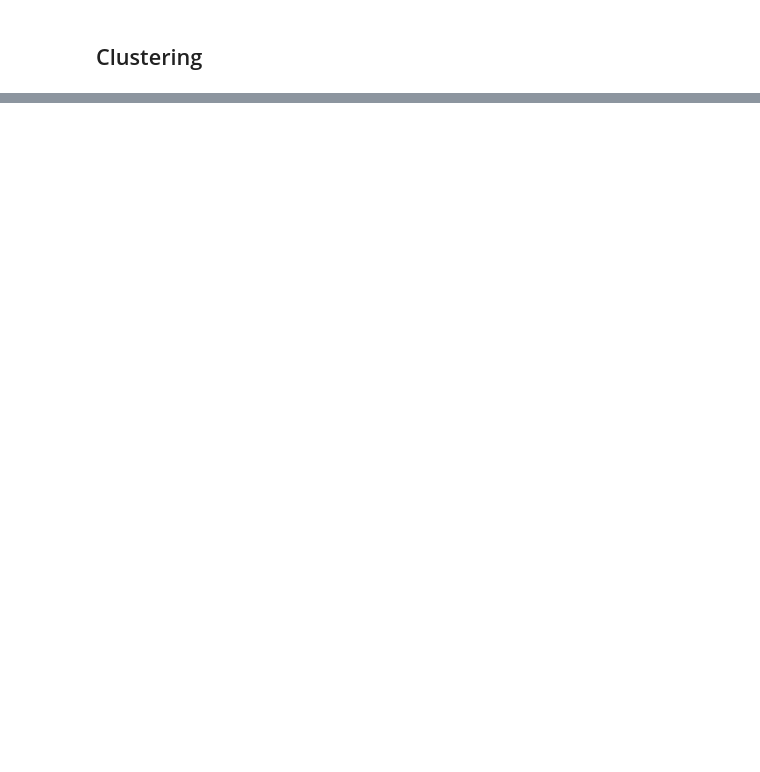
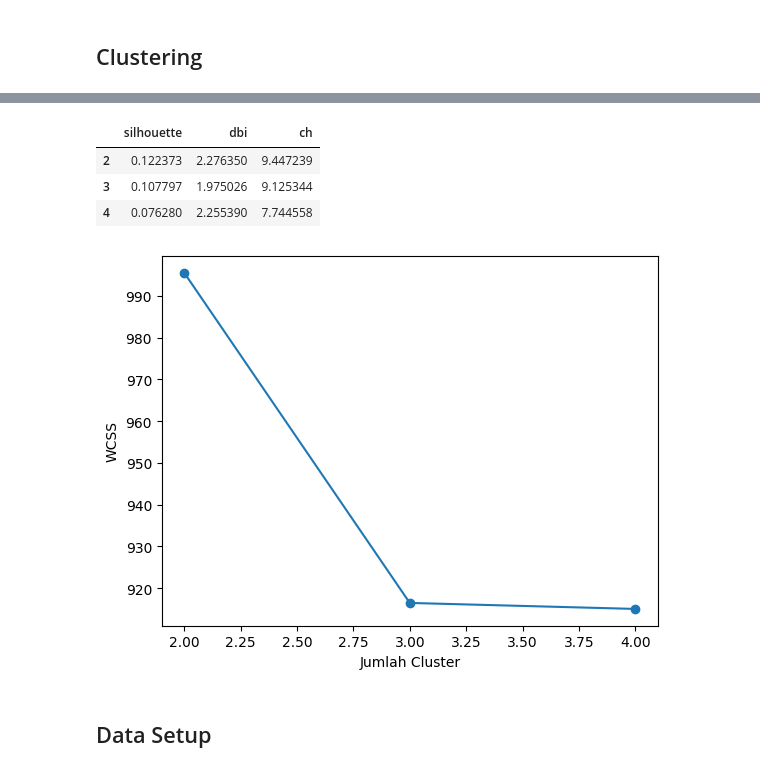
Before and after one commit to williamuntung/Pengaruh-Efikasi-Diri-Terhadap-Tingkat-Stress-Periode-UTS-Data-Science-B28, a Jupyter notebook: modeling.ipynb, the cells around one changed output, grey strips where cells are left out. Saved outputs shown, nothing was run; the diff lists cells and outputs as text; code cells hidden in the pictures; blank space fills up the shorter version.

```diff
--- a/modeling.ipynb
+++ b/modeling.ipynb
@@ -227,17 +402,0 @@ df['target'] = kmeans.labels_
-# %%
-# ── Mapping cluster → stress level ───────────────────────────
-# Hitung mean skor total per cluster
-cluster_means = cluster_sample.copy()
-cluster_means['target'] = kmeans.labels_
-mean_per_cluster = cluster_means.groupby('target').mean().mean(axis=1)
-
-# Ranking: mean terendah = level 1 (stres rendah), tertinggi = level 4
-stress_map = mean_per_cluster.rank().astype(int).to_dict()
-var_y['stress_level'] = var_y['target'].map(stress_map)
-df['stress_level']    = df['target'].map(stress_map)
-
-print("Mapping cluster → stress level:")
-print(pd.DataFrame({
-    'mean_skor': mean_per_cluster.round(2),
-    'stress_level': stress_map
-}).sort_values('stress_level'))
@@ -302,0 +522,35 @@ Name: count, dtype: int64
+# %%
+# Sudah ada di notebookmu, tinggal rapikan:
+results = {}
+for k in range(2, 5):
+    km = KMeans(n_clusters=k, random_state=SEED)
+    labels = km.fit_predict(var_y)
+
+    results[k] = {
+        'silhouette': silhouette_score(var_y, labels),   # makin tinggi makin baik (max 1)
+        'dbi':        davies_bouldin_score(var_y, labels), # makin rendah makin baik
+        'ch':         calinski_harabasz_score(var_y, labels) # makin tinggi makin baik
+    }
+
+pd.DataFrame(results).T
+# %% [output]
+|  | silhouette | dbi | ch |
+| 2 | 0.122373 | 2.276350 | 9.447239 |
+| 3 | 0.107797 | 1.975026 | 9.125344 |
+| 4 | 0.076280 | 2.255390 | 7.744558 |
+# %%
+wcss = []
+
+for k in range(2,5):
+    km = KMeans(n_clusters=k, random_state=42)
+    km.fit(var_y)
+    wcss.append(km.inertia_)
+
+plt.plot(range(2,5), wcss, marker='o')
+plt.xlabel('Jumlah Cluster')
+plt.ylabel('WCSS')
+plt.show()
+# %% [output]
+[figure, added]
+# %% [markdown]
+## Data Setup
```
Also changed, not shown: parts of 59 cells of this notebook.
